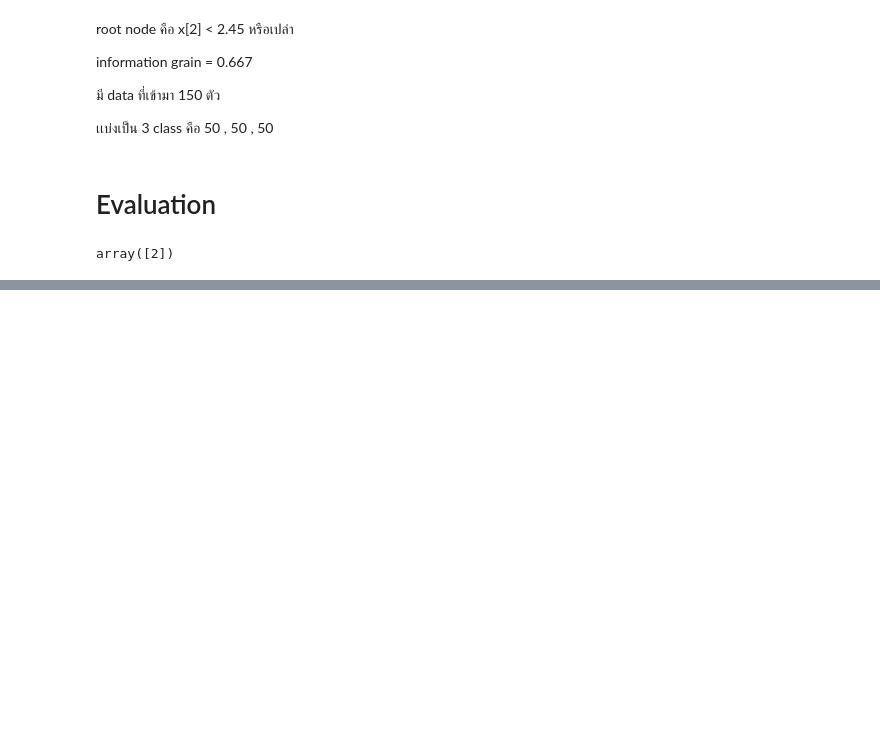
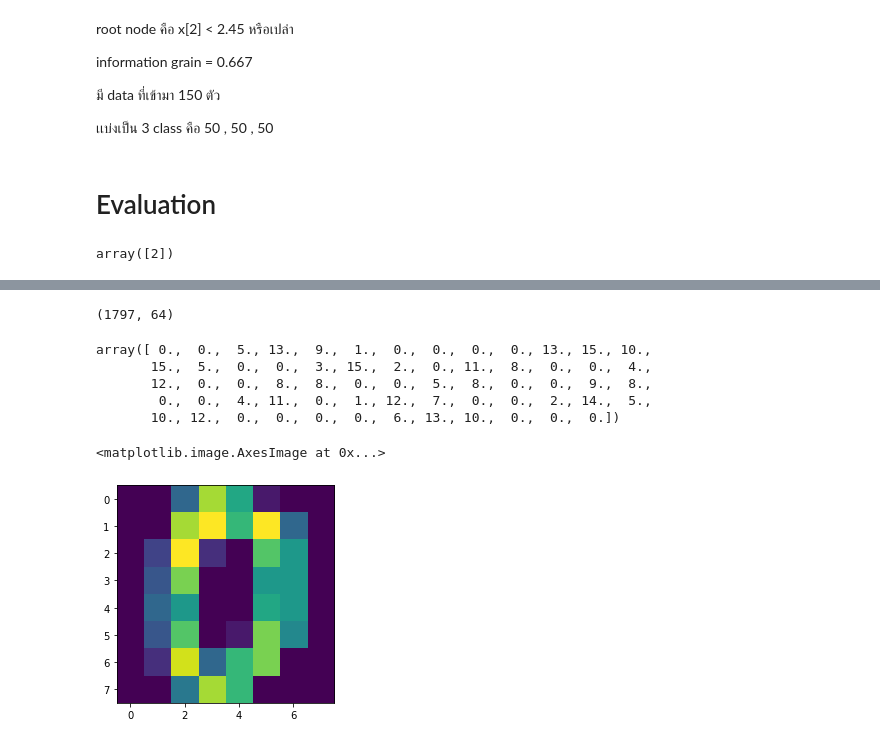
Before and after one commit to SupawadeeKhamthuy/DWDM21, a Jupyter notebook: Chapter7_Classification_(Decision_Tree).ipynb, the cells around one changed output, grey strips where cells are left out. Drawn from its saved outputs; the diff is of its cells as text; code cells hidden in the pictures; blank space fills up the shorter version.

```diff
--- a/Chapter7_Classification_(Decision_Tree).ipynb
+++ b/Chapter7_Classification_(Decision_Tree).ipynb
@@ -107,0 +162,13 @@ array([2])
+# %%
+X = digit_data['data'] # X คือ features
+X.shape
+# %% [output]
+(1797, 64)
+# %%
+X[0,:] # ประกอบไปด้วยเลข  64 ตัว เรียงต่อกัน
+# %% [output]
+array([ 0.,  0.,  5., 13.,  9.,  1.,  0.,  0.,  0.,  0., 13., 15., 10.,
+       15.,  5.,  0.,  0.,  3., 15.,  2.,  0., 11.,  8.,  0.,  0.,  4.,
+       12.,  0.,  0.,  8.,  8.,  0.,  0.,  5.,  8.,  0.,  0.,  9.,  8.,
+        0.,  0.,  4., 11.,  0.,  1., 12.,  7.,  0.,  0.,  2., 14.,  5.,
+       10., 12.,  0.,  0.,  0.,  0.,  6., 13., 10.,  0.,  0.,  0.])
@@ -107,0 +177,5 @@ array([2])
+# %%
+plt.imshow(np.reshape(X[0,:],(8,8))) # เข้มมากจะเป็นค่ามาก เข้มน้อยจะเป็นค่าน้อย วาดทีละ 8 ตัว
+# %% [output]
+<matplotlib.image.AxesImage at 0x...>
+[figure, added]
```
Also changed, not shown: parts of 34 cells of this notebook.
